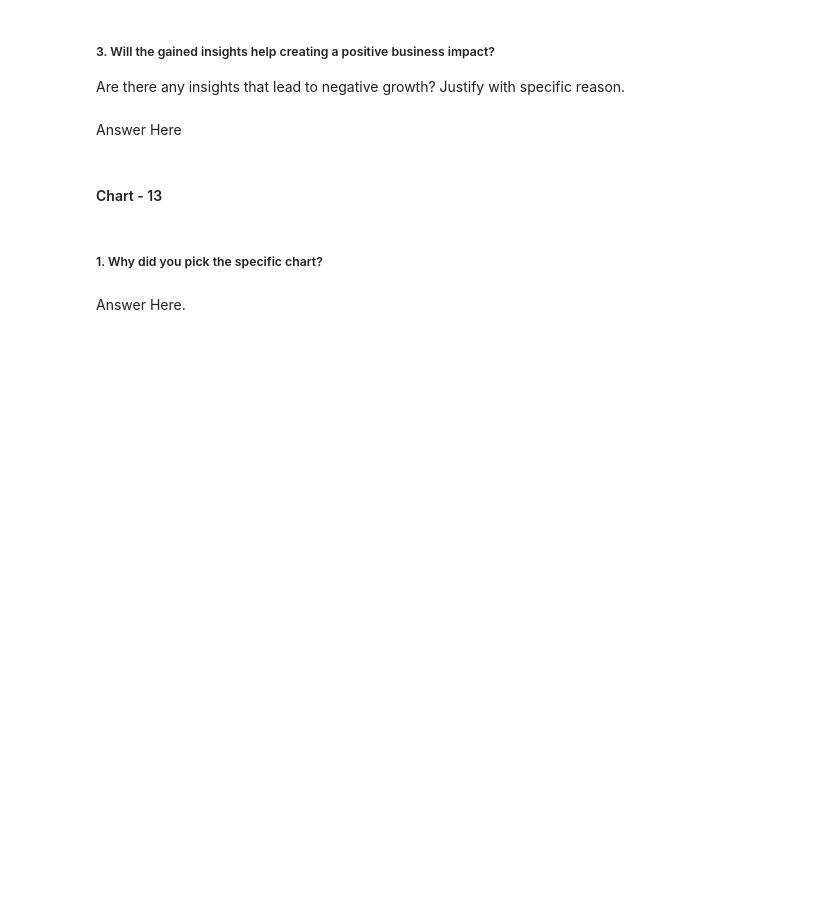
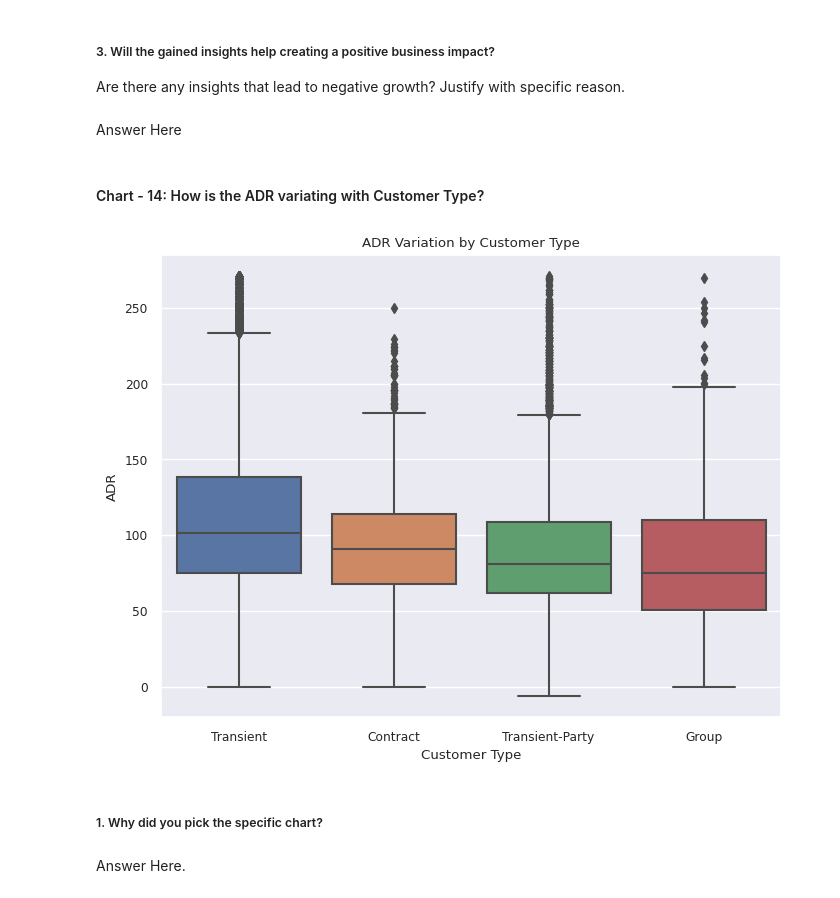
Before and after one commit to DevanshA2511/Hotel-Booking-Analysis-EDA, a Jupyter notebook: Hotel_Booking_Analysis_EDA_.ipynb, the cells around one changed output. Drawn from its saved outputs; the diff is of its cells as text; code cells hidden in the pictures; blank space fills up the shorter version.

```diff
--- a/Hotel_Booking_Analysis_EDA_.ipynb
+++ b/Hotel_Booking_Analysis_EDA_.ipynb
@@ -804,5 +937,3 @@ Answer Here
 Are there any insights that lead to negative growth? Justify with specific reason.
 # %% [markdown]
 Answer Here
-# %% [markdown]
-#### Chart - 13
@@ -811,3 +940,26 @@ Answer Here
+# %% [markdown]
+#### Chart - 14: How is the ADR variating with Customer Type?
+# %%
+# Chart - 13 visualization code
+# removing outliers
+# Calculate z-scores for ADR
+z_scores = stats.zscore(hotel_bookings_df['adr'])
+
+# Identify outliers as data points with z-score greater than 3 or less than -3
+outliers = (z_scores > 3) | (z_scores < -3)
+
+# Remove outliers from dataframe
+cADR_df = hotel_bookings_df[~outliers]
+
+#plotting boxplot with filtered ADR
+plt.figure(figsize=(8, 6))
+sns.boxplot(x='customer_type', y='adr', data = cADR_df)
+plt.title('ADR Variation by Customer Type')
+plt.xlabel('Customer Type')
+plt.ylabel('ADR')
+plt.show()
+# %% [output]
+[figure, added]
 # %% [markdown]
 ##### 1. Why did you pick the specific chart?
 # %% [markdown]
```
Also changed, not shown: parts of 102 cells of this notebook.
